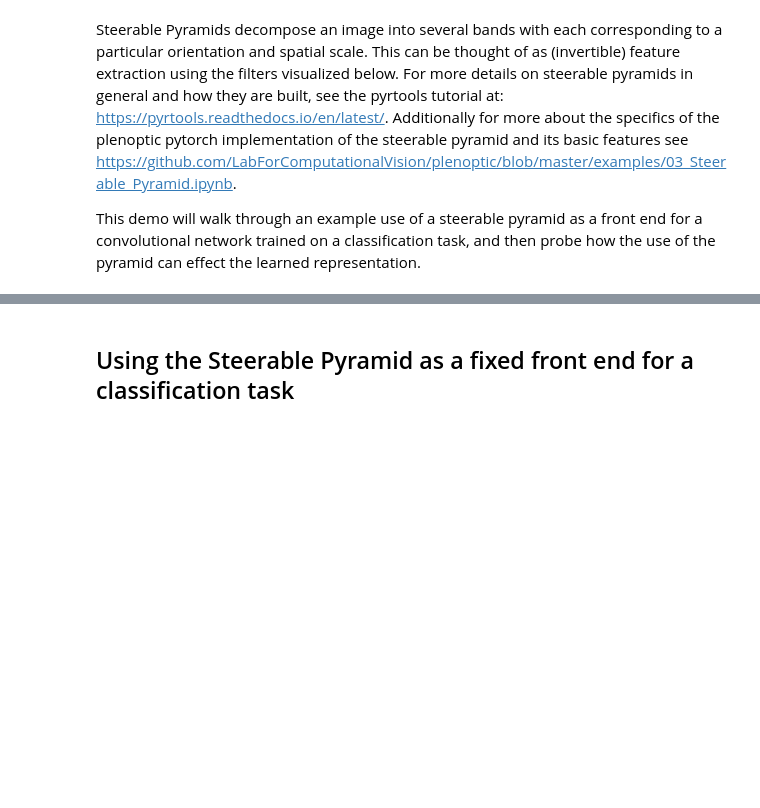
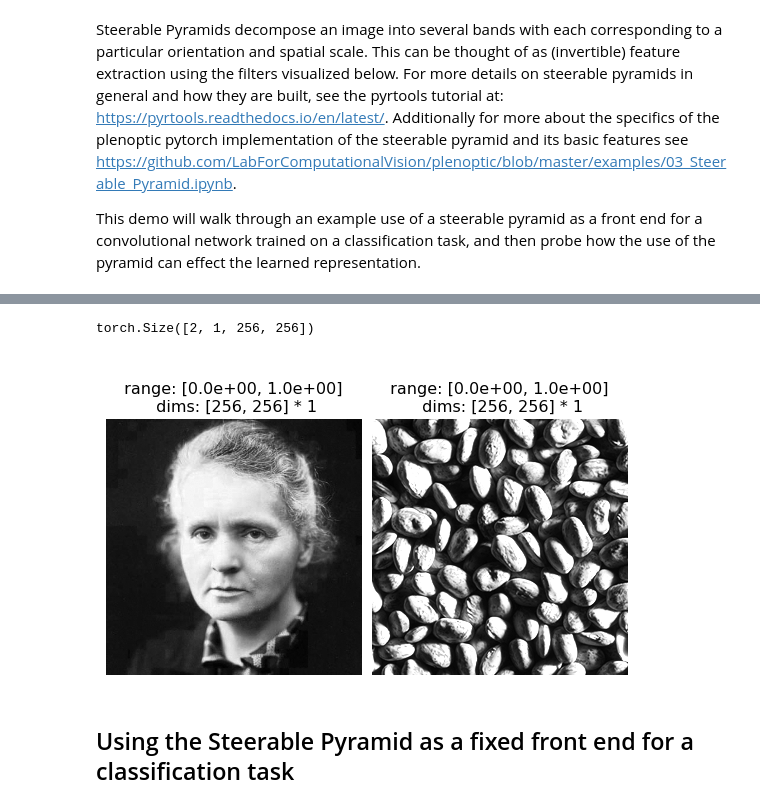
Before and after one commit to plenoptic-org/plenoptic, a Jupyter notebook: examples/Demo_Steerable_Pyramid.ipynb, the cells around one changed output, grey strips where cells are left out. Drawn from its saved outputs; the diff is of its cells as text; code cells hidden in the pictures; blank space fills up the shorter version.

```diff
--- a/examples/Demo_Steerable_Pyramid.ipynb
+++ b/examples/Demo_Steerable_Pyramid.ipynb
@@ -56,3 +57,33 @@ po.imshow(reconList, col_wrap=order+1, vrange='indep1', zoom=1);
+# %%
+im1 = torch.tensor(plt.imread(os.path.join('../data/256/', 'curie.pgm')).astype(float), dtype=dtype).to(device) / 255
+im2 = torch.tensor(plt.imread(os.path.join('../data/256/','nuts.pgm')).astype(float), dtype=dtype).to(device) / 255
+im_batch = torch.stack((im1, im2),0).unsqueeze(1)
+print(im_batch.shape)
+po.imshow(im_batch)
+order = 3
+dim_im = 256
+pyr = Steerable_Pyramid_Freq(height=4,image_shape=[dim_im,dim_im],order=order,is_complex = False,twidth=1, downsample=True)
+pyr.to(device)
+pyr_coeffs = pyr(im_batch)
+
+from collections import OrderedDict
+def upsample_pyr(pyr_coeffs):
+    upsampl_pyr_dict = OrderedDict()
+    for k,v in pyr_coeffs.items():
+        band = v
+        dim = band.shape[-1]
+        upsamp_factor = int(dim_im/dim)
+        n_blur = int(np.log2(upsamp_factor))
+        print(dim, dim_im, upsamp_factor, n_blur)
+        if upsamp_factor > 1:
+            for i in range(n_blur):
+                band = po.upsample_blur(band, filtname ='binom5', step=(2, 2))
+        upsampl_pyr_dict[k] = band
+
+    return upsampl_pyr_dict
+# %% [output]
+torch.Size([2, 1, 256, 256])
+[figure, added]
 # %% [markdown]
 ## Using the Steerable Pyramid as a fixed front end for a classification task
 # %% [markdown]
```
Also changed, not shown: parts of 11 cells of this notebook.
